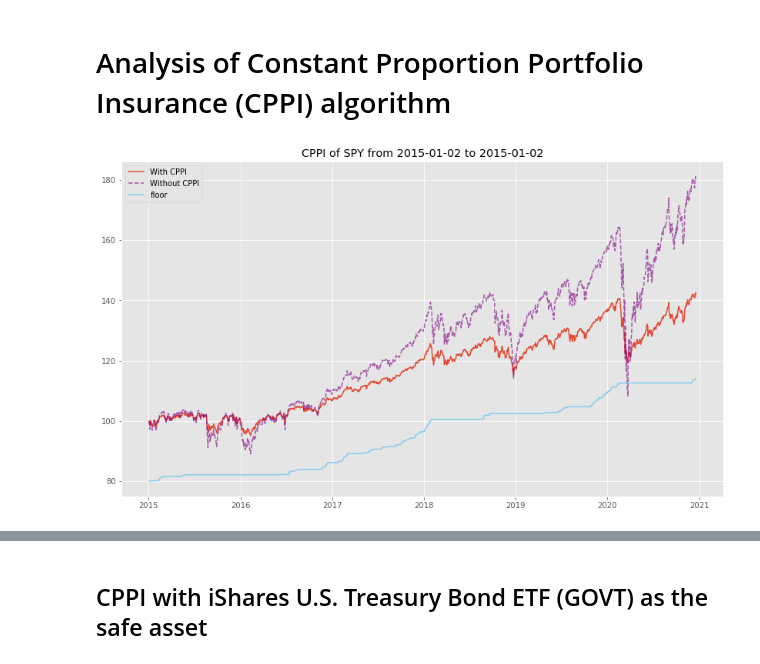
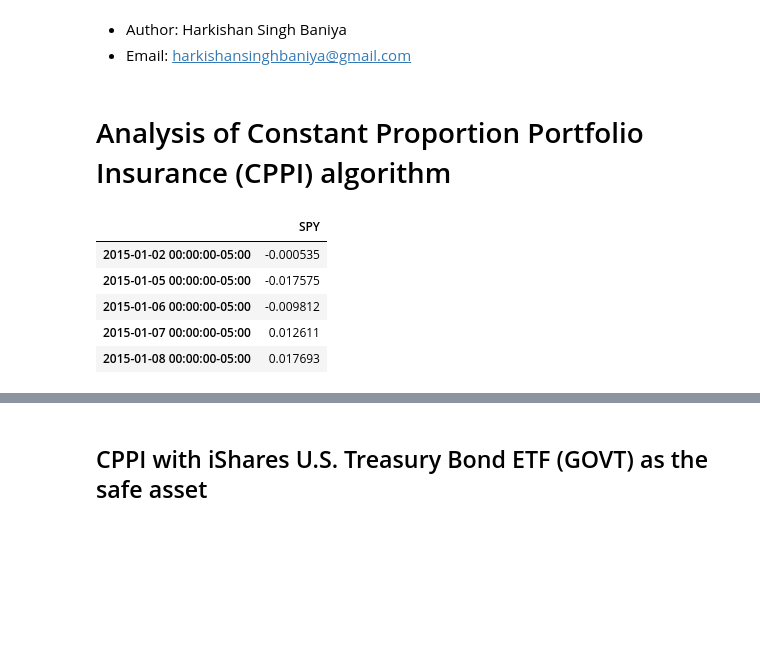
Before and after one commit to Harkishan-99/Alpaca-CPPI, a Jupyter notebook: notebook.ipynb, the cells around one changed output, grey strips where cells are left out. Drawn from its saved outputs; the diff is of its cells as text; code cells hidden in the pictures; blank space fills up the shorter version.

```diff
--- a/notebook.ipynb
+++ b/notebook.ipynb
@@ -1,3 +1,6 @@
+# %% [markdown]
+- Author: Harkishan Singh Baniya
+- Email: harkishansinghbaniya@gmail.com
 # %% [markdown]
 # Analysis of Constant Proportion Portfolio Insurance (CPPI) algorithm
 # %%
@@ -151,8 +158,14 @@ def performance_stats(returns:pd.Series, periods_per_year:int=255, riskfree_rate
 # %%
 start_date = '2015-01-01'
 end_date = '2020-12-20'
 risky_assets = ['SPY']
+#Pulling the returns
 df = get_data(risky_assets, start_date, end_date, get_returns=True)
-res, stats = run_cppi(df['SPY'], starting_capital=100, m=3, floor_pct=0.8, riskfree_rate=0.04, periods_per_year=255)
+df.head()
 # %% [output]
-[figure, removed]
+|  | SPY |
+| 2015-01-02 00:00:00-05:00 | -0.000535 |
+| 2015-01-05 00:00:00-05:00 | -0.017575 |
+| 2015-01-06 00:00:00-05:00 | -0.009812 |
+| 2015-01-07 00:00:00-05:00 | 0.012611 |
+| 2015-01-08 00:00:00-05:00 | 0.017693 |
```
Also changed, not shown: parts of 13 cells of this notebook.
